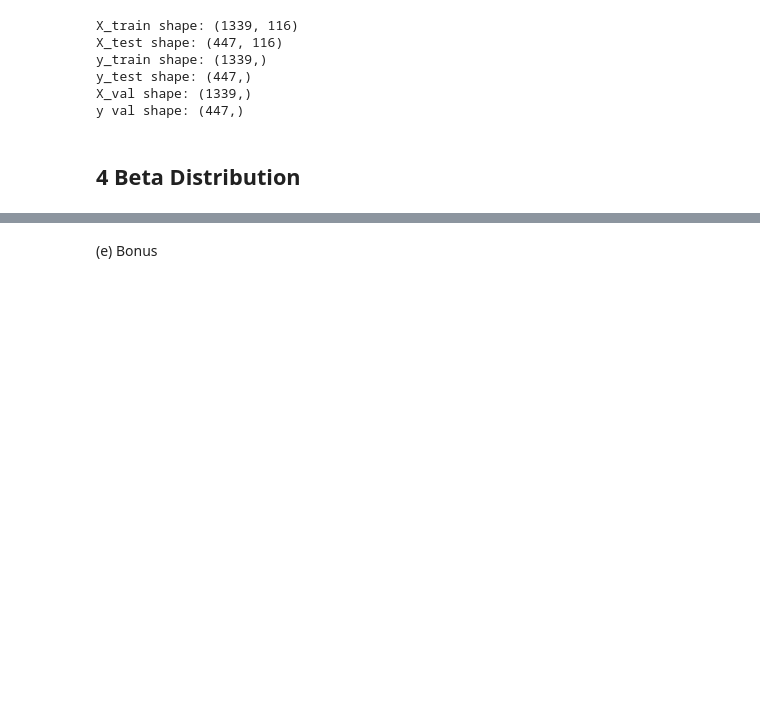
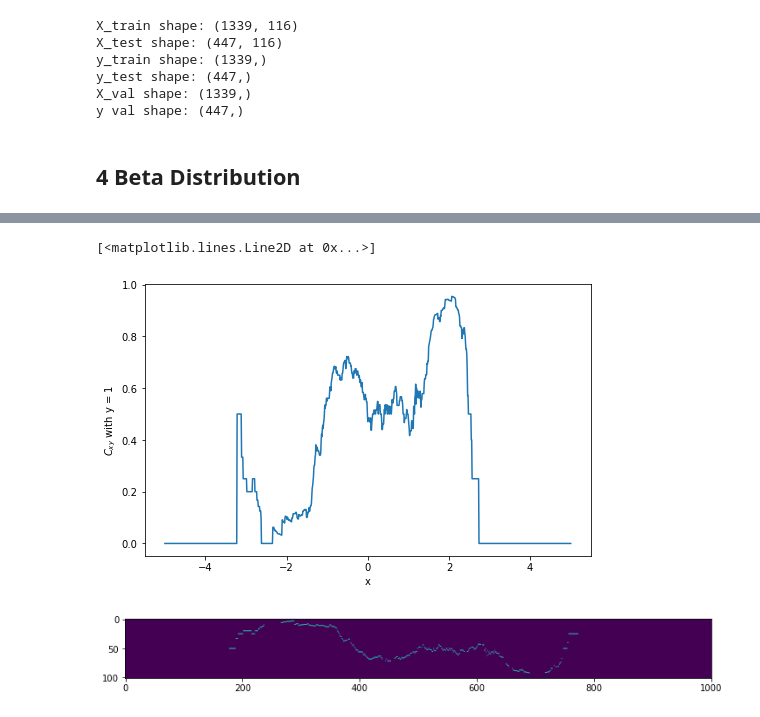
Before and after one commit to Bhavesh012/mlph_group_work, a Jupyter notebook: Sols/Ex5/sheet05_bhavesh.ipynb, the cells around one changed output, grey strips where cells are left out. Drawn from its saved outputs; the diff is of its cells as text; code cells hidden in the pictures; blank space fills up the shorter version.

```diff
--- a/Sols/Ex5/sheet05_bhavesh.ipynb
+++ b/Sols/Ex5/sheet05_bhavesh.ipynb
@@ -443,37 +470,89 @@ def count_points_within_distance(x, pts, r):
         Points to be searched, shape (N).
     r : float
         radius.
 
     Returns
     -------
     np.ndarray
         Array of counts of shape (M)
 
     """
     # TODO: sort the points
 
+    pts_sorted = 1*np.sort(pts)
+
+#     pts1 = pts_sorted[]
+
     # TODO: use np.searchsorted on the interval boundaries
     #       to find number of points inside each interval (don't use loops!)
+
+    # first i will create a stack array os shape (M,2) columns with first column for x-r and
+    # second column for x+r
+    M = len(x)
+    x_clmn = x.reshape(M,1)  ##changing query array to a column vector
+    stack =  np.hstack((x_clmn-r,x_clmn+r))
+
+    ##creating a lambda function for np searchsorted
+
+    count_func = lambda count_func : len(np.where(np.searchsorted(count_func,pts_sorted)==1)[0])  ##performing searchsorted on [x-r,x+r]
+
+    counts = np.array([count_func(stack[r,:].reshape(2)) for r in range(M)])
+
+
 
     return counts
 
 # use a flat prior
 prior_a, prior_b = 1, 1
 
 # define value range
 vmin, vmax = -5, 5
 
 # set the radius
 r = .3
 
 # TODO: sample x and mu as described in the exercise
-
 # TODO: use count_points_within_distance to calculate the counts
 
 # TODO (optional): plot the counts vs x
-
-# TODO: evaluate the posterior to get an image (use broadcasting, no loops needed!)
-
-# TODO: plot the posterior as an image, specify the correct origin and extent
+x1 = np.arange(-5,5.01,0.01)
+count_arr = count_points_within_distance(x1,pts2,r)  ##pts2 because we only need to find the points with label 1
+count_arr = np.array(count_arr,dtype = float)
+total_counts =  count_points_within_distance(x1,pts,r)  ##total points within the interval
+index = np.where(total_counts!=0)
+count_arr[index] = np.array(count_arr[index],dtype = float)/np.array(total_counts[index],dtype  = float)  ##finding probability for each interval
+plt.figure(figsize = (8,5))
+plt.xlabel('x')
+plt.ylabel(r'$C_{xy}$ with y = 1')
+plt.plot(x1,count_arr)
+# %% [output]
+[<matplotlib.lines.Line2D at 0x...>]
+[figure, added]
-# %% [markdown]
-(e) Bonus
+# %%
+
+
+# TODO: evaluate the posterior to get an image (use broadcasting, no loops needed!)
+
+###well I can't think of a way for using non broadcasting :(
+M = np.array([])
+for i in range (len(mu_x)):
+    post = np.where(count_arr==mu_x[i])[0]
+    m_rows = np.zeros(len(x1))
+    m_rows[post] = 1
+
+
+    if(i==0):
+        M = m_rows/(np.sum(m_rows))
+    else:
+        M = np.vstack((M,m_rows))
+
+
+
+
+
+# TODO: plot the posterior as an image, specify the correct origin and extent
+plt.figure(figsize = (12,10))
+plt.imshow(M)
+plt.show()
+# %% [output]
+[figure, added]
```
Also changed, not shown: parts of 3 cells of this notebook, 1 other file.
